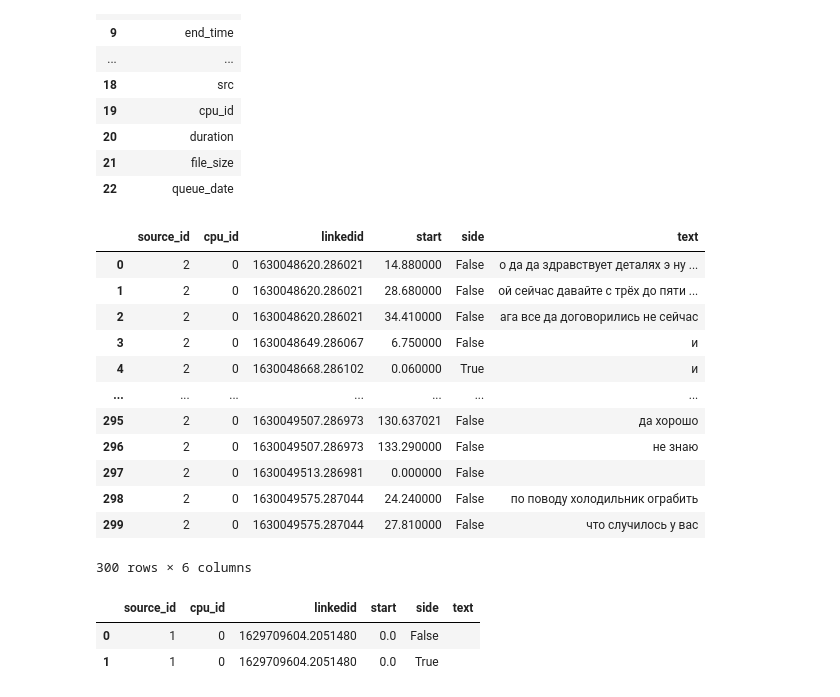
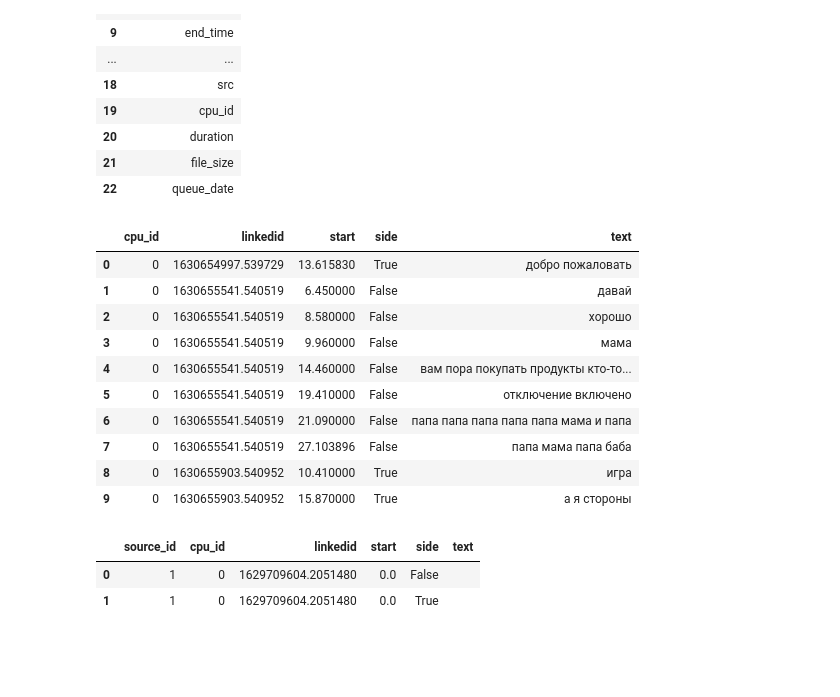
Before and after one commit to format37/call_centre_stt_server, a Jupyter notebook: performance_report.ipynb, the cells around one changed output. Cells and saved outputs as stored; diff of their text form; code cells hidden in the pictures; blank space fills up the shorter version.

```diff
--- a/performance_report.ipynb
+++ b/performance_report.ipynb
@@ -449,30 +449,28 @@ queue
 # %%
 #report_date = '2021-08-23 14:06:17'
 #report_date = '2021-08-24 11:25:00'
-report_date = '2021-08-27 15:40:00'
-query = "select top 300 source_id, cpu_id, linkedid, start, side, text"
+report_date = '2021-09-07 07:40:00'
+query = "select top 10 cpu_id, linkedid, start, side, text"
 #query = "select file_name, cpu"
 query += " from transcribations "
-query += " where cpu_id = 0 and transcribation_date > '"+report_date+"' "
+query += " where transcribation_date > '"+report_date+"' "
 query += " and duration > 5 and source_id = 2"
 #query += " and audio_file_name = 'in_78632641676_2021-08-23-12-11-03rxtx.wav'"
-query += " order by linkedid, start;"
+query += " order by cpu_id, linkedid, start;"
 df = read_sql(query)
 df
 # %% [output]
-|  | source_id | cpu_id | linkedid | start | side | text |
-| 0 | 2 | 0 | 1630048620.286021 | 14.880000 | False | о да да здравствует деталях э ну ... |
-| 1 | 2 | 0 | 1630048620.286021 | 28.680000 | False | ой сейчас давайте с трёх до пяти ... |
-| 2 | 2 | 0 | 1630048620.286021 | 34.410000 | False | ага все да договорились не сейчас |
-| 3 | 2 | 0 | 1630048649.286067 | 6.750000 | False | и |
-| 4 | 2 | 0 | 1630048668.286102 | 0.060000 | True | и |
-| ... | ... | ... | ... | ... | ... | ... |
-| 295 | 2 | 0 | 1630049507.286973 | 130.637021 | False | да хорошо |
-| 296 | 2 | 0 | 1630049507.286973 | 133.290000 | False | не знаю |
-| 297 | 2 | 0 | 1630049513.286981 | 0.000000 | False |  |
-| 298 | 2 | 0 | 1630049575.287044 | 24.240000 | False | по поводу холодильник ограбить |
-| 299 | 2 | 0 | 1630049575.287044 | 27.810000 | False | что случилось у вас |
+|  | cpu_id | linkedid | start | side | text |
+| 0 | 0 | 1630654997.539729 | 13.615830 | True | добро пожаловать |
+| 1 | 0 | 1630655541.540519 | 6.450000 | False | давай |
+| 2 | 0 | 1630655541.540519 | 8.580000 | False | хорошо |
+| 3 | 0 | 1630655541.540519 | 9.960000 | False | мама |
+| 4 | 0 | 1630655541.540519 | 14.460000 | False | вам пора покупать продукты кто-то... |
+| 5 | 0 | 1630655541.540519 | 19.410000 | False | отключение включено |
+| 6 | 0 | 1630655541.540519 | 21.090000 | False | папа папа папа папа папа мама и папа |
+| 7 | 0 | 1630655541.540519 | 27.103896 | False | папа мама папа баба |
+| 8 | 0 | 1630655903.540952 | 10.410000 | True | игра |
+| 9 | 0 | 1630655903.540952 | 15.870000 | True | а я стороны |
-300 rows × 6 columns
 # %%
 df
 # %% [output]
```
Also changed, not shown: parts of 3 cells of this notebook, 1 other file.
